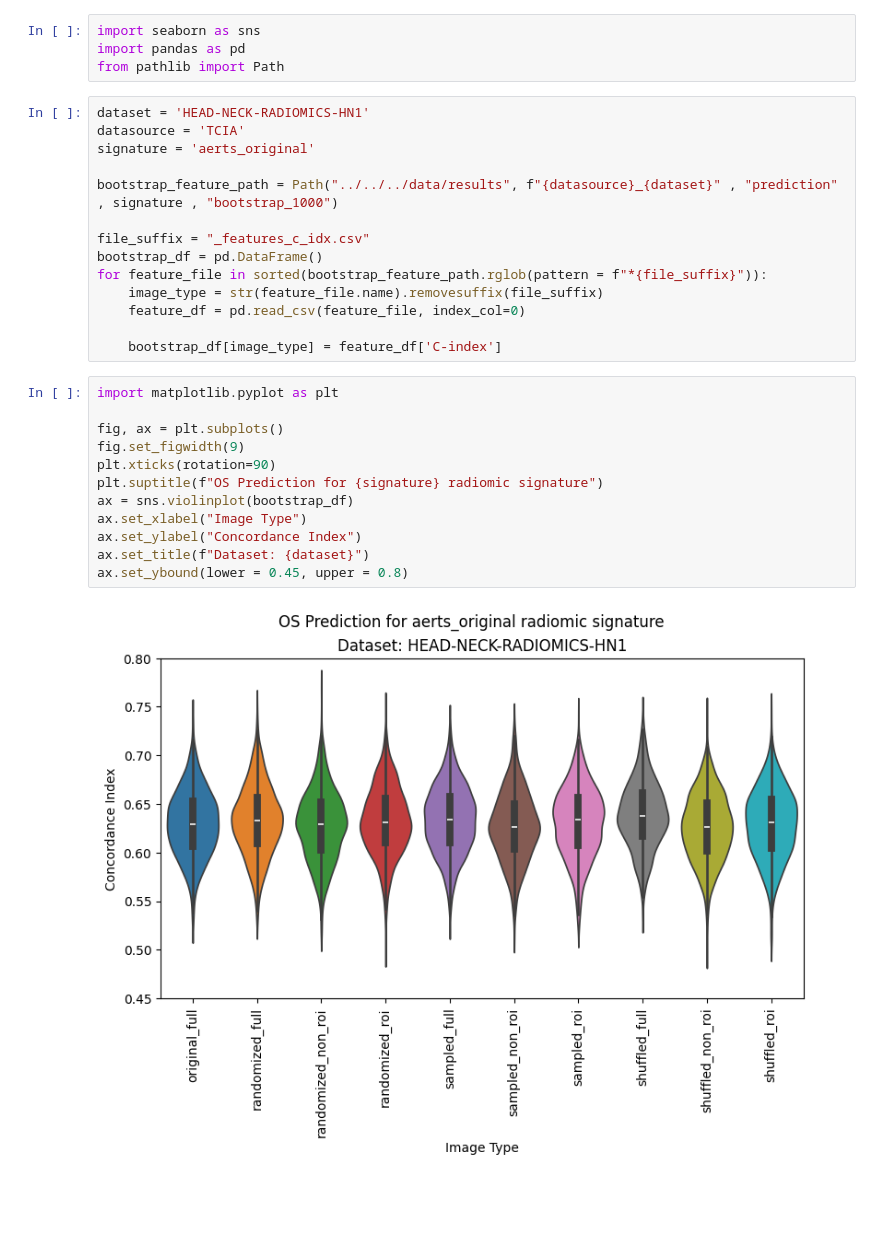
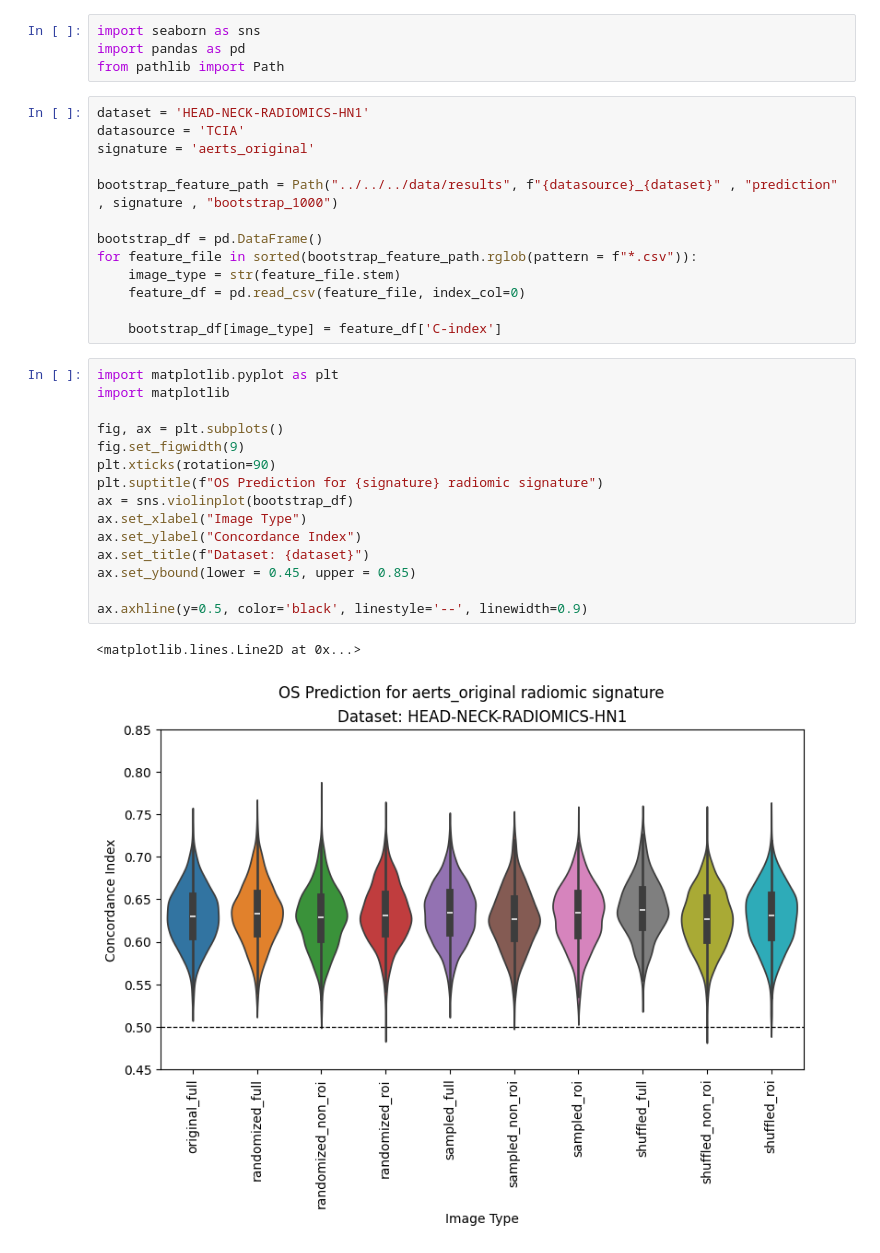
Before and after one commit to bhklab/readii_2_roqc, a Jupyter notebook: workflow/notebooks/visualization/plot_prediction.ipynb, the cells around one changed output. Cells and saved outputs as stored; diff of their text form; blank space fills up the shorter version.

Commit message:
refactor: debugging functionality of prediction plotting

```diff
--- a/workflow/notebooks/visualization/plot_prediction.ipynb
+++ b/workflow/notebooks/visualization/plot_prediction.ipynb
@@ -9,24 +9,27 @@ signature = 'aerts_original'
 
 bootstrap_feature_path = Path("../../../data/results", f"{datasource}_{dataset}" , "prediction" , signature , "bootstrap_1000")
 
-file_suffix = "_features_c_idx.csv"
 bootstrap_df = pd.DataFrame()
-for feature_file in sorted(bootstrap_feature_path.rglob(pattern = f"*{file_suffix}")):
-    image_type = str(feature_file.name).removesuffix(file_suffix)
+for feature_file in sorted(bootstrap_feature_path.rglob(pattern = f"*.csv")):
+    image_type = str(feature_file.stem)
     feature_df = pd.read_csv(feature_file, index_col=0)
 
     bootstrap_df[image_type] = feature_df['C-index']
 # %%
 import matplotlib.pyplot as plt
+import matplotlib
 
 fig, ax = plt.subplots()
 fig.set_figwidth(9)
 plt.xticks(rotation=90)
 plt.suptitle(f"OS Prediction for {signature} radiomic signature")
 ax = sns.violinplot(bootstrap_df)
 ax.set_xlabel("Image Type")
 ax.set_ylabel("Concordance Index")
 ax.set_title(f"Dataset: {dataset}")
-ax.set_ybound(lower = 0.45, upper = 0.8)
+ax.set_ybound(lower = 0.45, upper = 0.85)
+
+ax.axhline(y=0.5, color='black', linestyle='--', linewidth=0.9)
 # %% [output]
+<matplotlib.lines.Line2D at 0x...>
-[figure, old version]
+[figure, new version]
```
